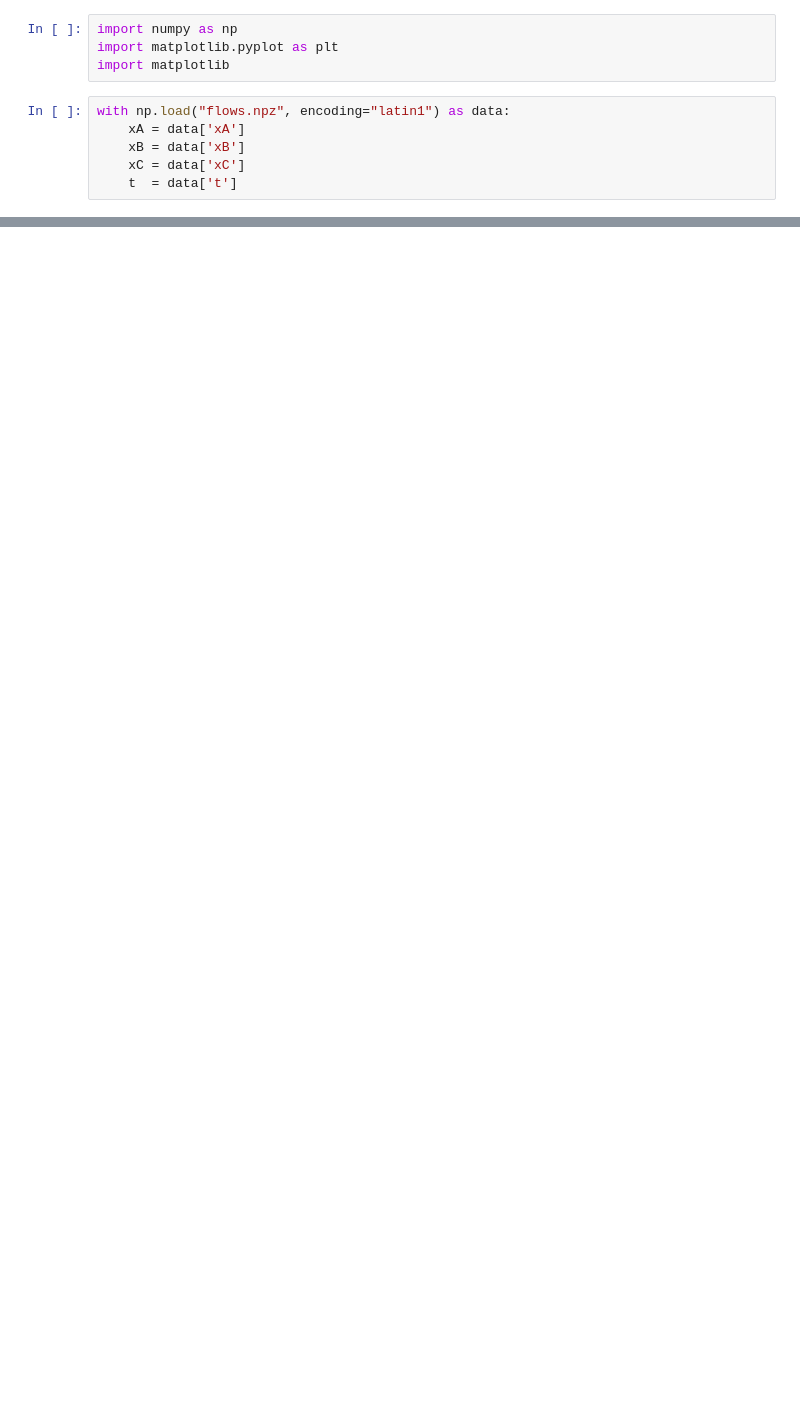
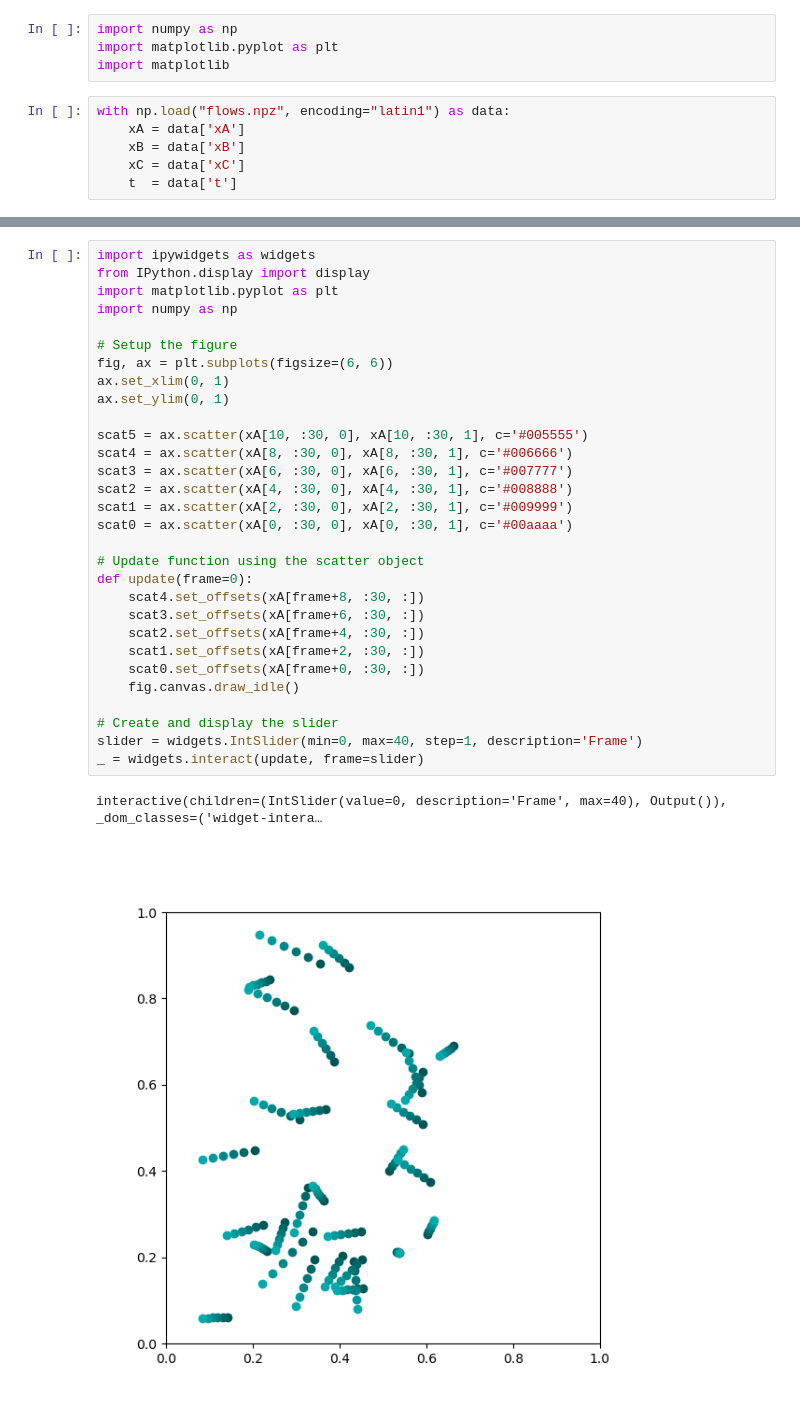
Before and after one commit to mak8427/data_visualization, a Jupyter notebook: problem-sheet-08/exercise08_luis.ipynb, the cells around one changed output, grey strips where cells are left out. Cells and saved outputs as stored; diff of their text form; blank space fills up the shorter version.

```diff
--- a/problem-sheet-08/exercise08_luis.ipynb
+++ b/problem-sheet-08/exercise08_luis.ipynb
@@ -20,0 +31,33 @@ ax.scatter(xA[0,:,0], xA[0,:,1])
+# %%
+import ipywidgets as widgets
+from IPython.display import display
+import matplotlib.pyplot as plt
+import numpy as np
+
+# Setup the figure
+fig, ax = plt.subplots(figsize=(6, 6))
+ax.set_xlim(0, 1)
+ax.set_ylim(0, 1)
+
+scat5 = ax.scatter(xA[10, :30, 0], xA[10, :30, 1], c='#005555')
+scat4 = ax.scatter(xA[8, :30, 0], xA[8, :30, 1], c='#006666')
+scat3 = ax.scatter(xA[6, :30, 0], xA[6, :30, 1], c='#007777')
+scat2 = ax.scatter(xA[4, :30, 0], xA[4, :30, 1], c='#008888')
+scat1 = ax.scatter(xA[2, :30, 0], xA[2, :30, 1], c='#009999')
+scat0 = ax.scatter(xA[0, :30, 0], xA[0, :30, 1], c='#00aaaa')
+
+# Update function using the scatter object
+def update(frame=0):
+    scat4.set_offsets(xA[frame+8, :30, :])
+    scat3.set_offsets(xA[frame+6, :30, :])
+    scat2.set_offsets(xA[frame+4, :30, :])
+    scat1.set_offsets(xA[frame+2, :30, :])
+    scat0.set_offsets(xA[frame+0, :30, :])
+    fig.canvas.draw_idle()
+
+# Create and display the slider
+slider = widgets.IntSlider(min=0, max=40, step=1, description='Frame')
+_ = widgets.interact(update, frame=slider)
+# %% [output]
+interactive(children=(IntSlider(value=0, description='Frame', max=40), Output()), _dom_classes=('widget-intera…
+[figure, added]
```
Also changed, not shown: parts of 4 cells of this notebook, 3 other files.
